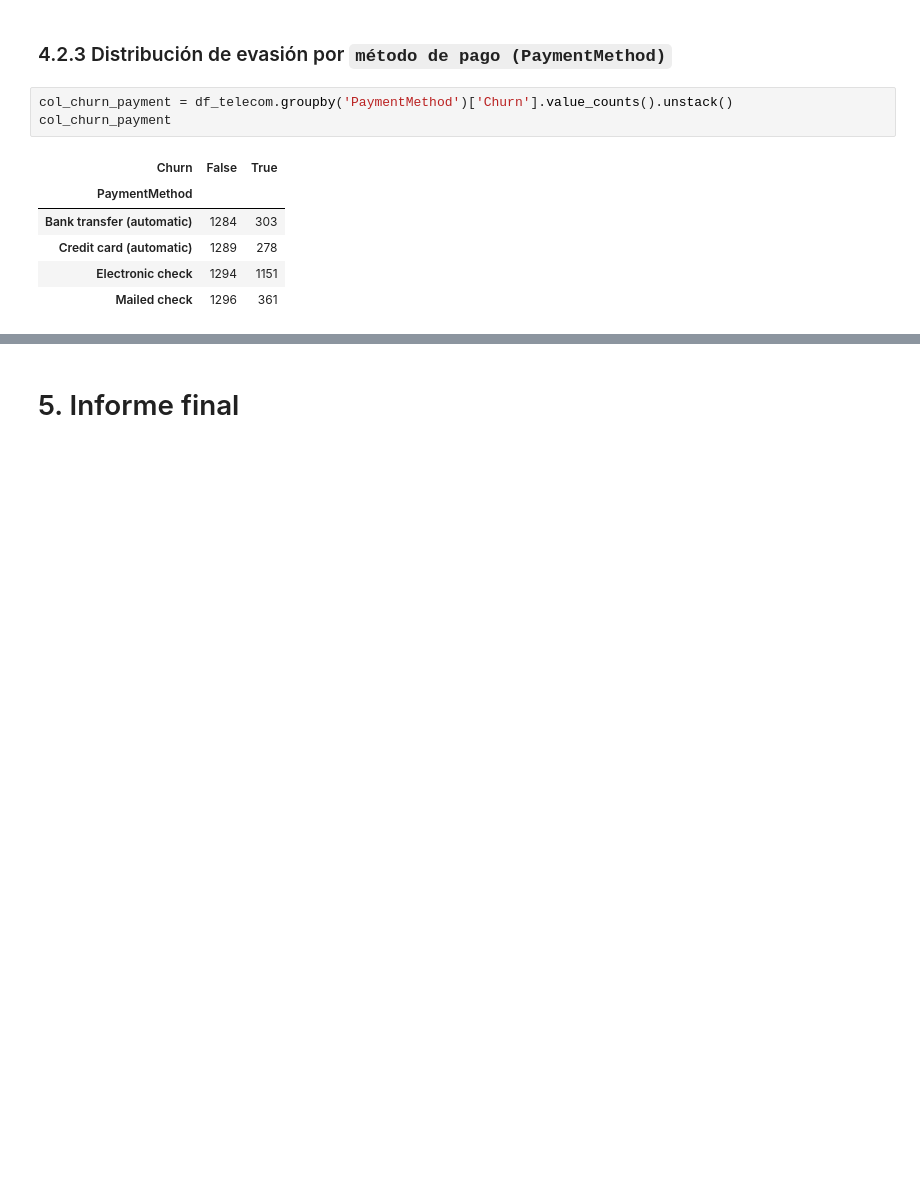
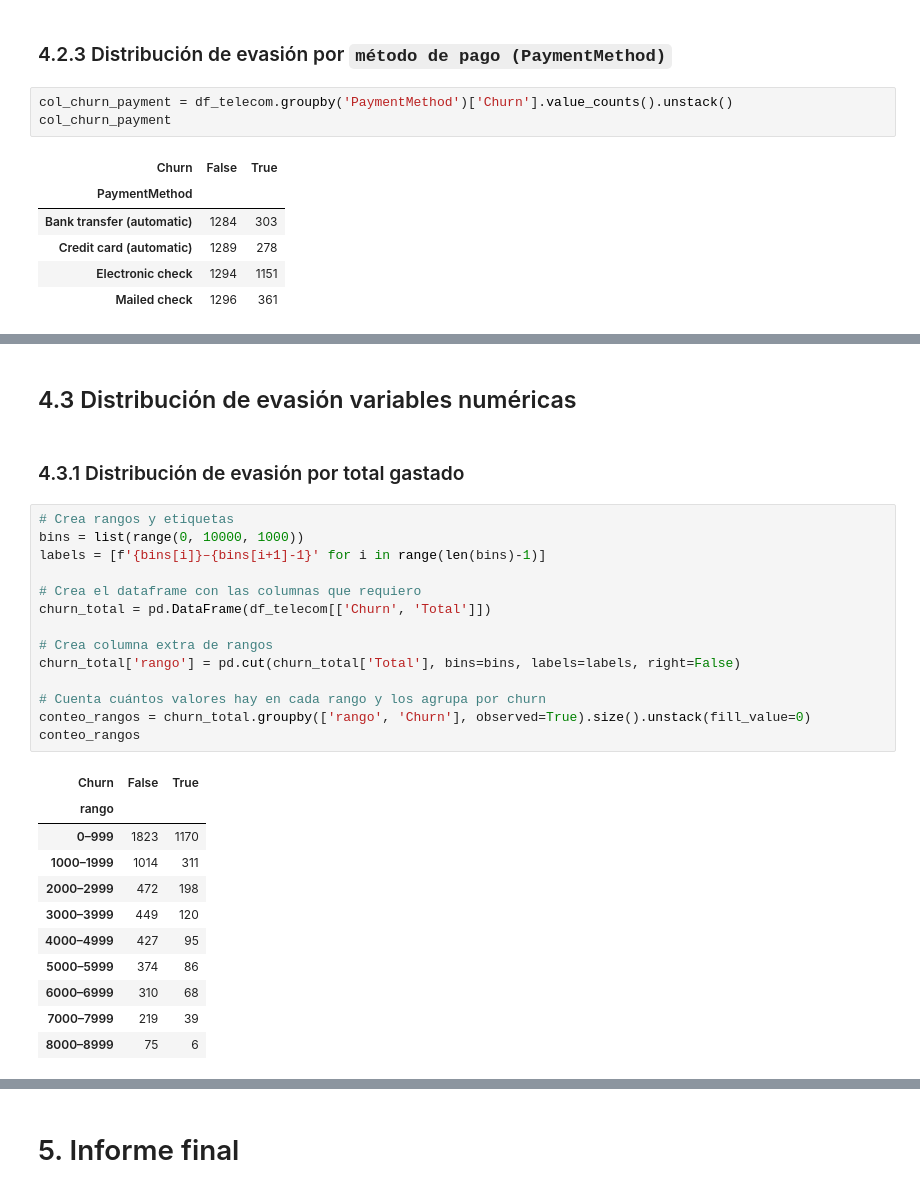
Before and after one commit to Karen-13C/Challenge_Proceso_ETL, a Jupyter notebook: Challenge_telecom.ipynb, the cells around one changed output, grey strips where cells are left out. Saved outputs shown, nothing was run; the diff lists cells and outputs as text; blank space fills up the shorter version.

```diff
--- a/Challenge_telecom.ipynb
+++ b/Challenge_telecom.ipynb
@@ -333,0 +335,30 @@ plt.show()
+# %% [markdown]
+## 4.3 Distribución de evasión variables numéricas
+# %% [markdown]
+### 4.3.1 Distribución de evasión por total gastado
+# %%
+# Crea rangos y etiquetas
+bins = list(range(0, 10000, 1000))
+labels = [f'{bins[i]}–{bins[i+1]-1}' for i in range(len(bins)-1)]
+
+# Crea el dataframe con las columnas que requiero
+churn_total = pd.DataFrame(df_telecom[['Churn', 'Total']])
+
+# Crea columna extra de rangos
+churn_total['rango'] = pd.cut(churn_total['Total'], bins=bins, labels=labels, right=False)
+
+# Cuenta cuántos valores hay en cada rango y los agrupa por churn
+conteo_rangos = churn_total.groupby(['rango', 'Churn'], observed=True).size().unstack(fill_value=0)
+conteo_rangos
+# %% [output]
+| Churn | False | True |
+| rango |  |  |
+| 0–999 | 1823 | 1170 |
+| 1000–1999 | 1014 | 311 |
+| 2000–2999 | 472 | 198 |
+| 3000–3999 | 449 | 120 |
+| 4000–4999 | 427 | 95 |
+| 5000–5999 | 374 | 86 |
+| 6000–6999 | 310 | 68 |
+| 7000–7999 | 219 | 39 |
+| 8000–8999 | 75 | 6 |
```
Also changed, not shown: parts of 4 cells of this notebook.
